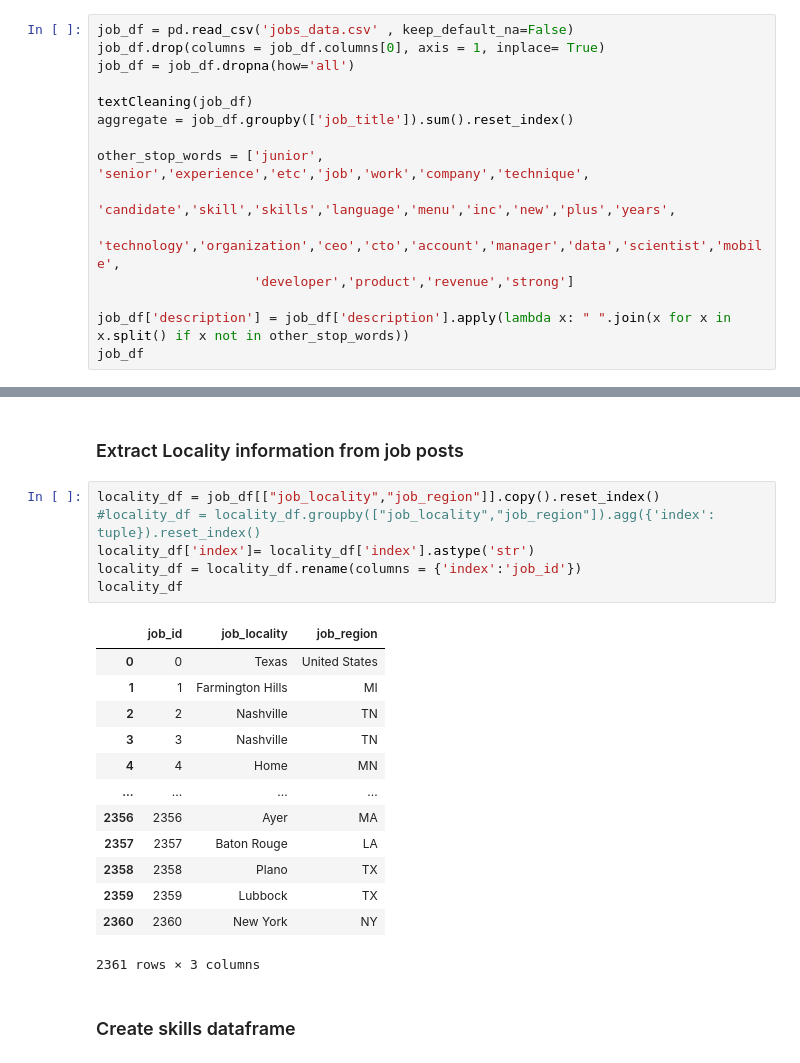
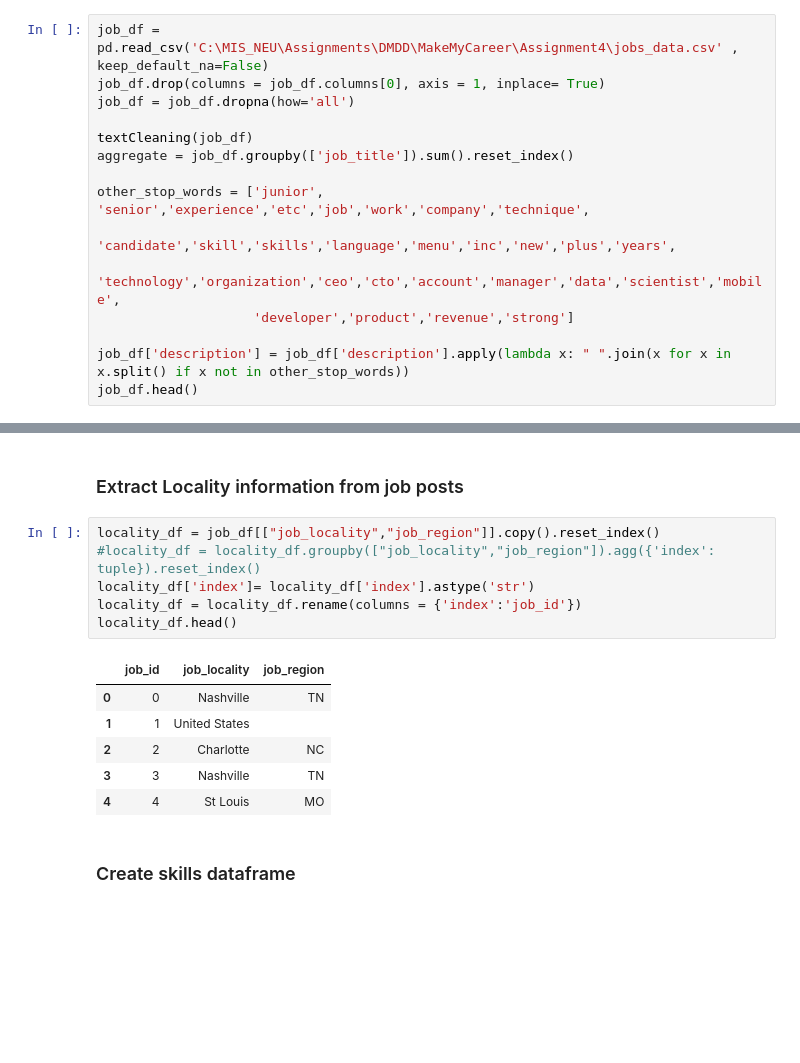
Before and after one commit to anibahs/MakeMyCareer, a Jupyter notebook: FinalProject/Scripts/DataExtraction.ipynb, the cells around one changed output, grey strips where cells are left out. Cells and saved outputs as stored; diff of their text form; blank space fills up the shorter version.

```diff
--- a/FinalProject/Scripts/DataExtraction.ipynb
+++ b/FinalProject/Scripts/DataExtraction.ipynb
@@ -146,7 +160,7 @@ def textCleaning(df):
 # %% [markdown]
 ### Read data from csv file
 # %%
-job_df = pd.read_csv('jobs_data.csv' , keep_default_na=False)
+job_df = pd.read_csv('C:\MIS_NEU\Assignments\DMDD\MakeMyCareer\Assignment4\jobs_data.csv' , keep_default_na=False)
 job_df.drop(columns = job_df.columns[0], axis = 1, inplace= True)
 job_df = job_df.dropna(how='all')
 
@@ -159,6 +173,6 @@ other_stop_words = ['junior', 'senior','experience','etc','job','work','company'
                     'developer','product','revenue','strong']
 
 job_df['description'] = job_df['description'].apply(lambda x: " ".join(x for x in x.split() if x not in other_stop_words))
-job_df
+job_df.head()
 # %% [output]
 |  | job_title | industry | company | description | job_locality | job_region | skills | job_post_expiry | ... |
@@ -260,23 +255,16 @@ output
 # %%
 locality_df = job_df[["job_locality","job_region"]].copy().reset_index()
 #locality_df = locality_df.groupby(["job_locality","job_region"]).agg({'index': tuple}).reset_index()
 locality_df['index']= locality_df['index'].astype('str')
 locality_df = locality_df.rename(columns = {'index':'job_id'})
-locality_df
+locality_df.head()
 # %% [output]
 |  | job_id | job_locality | job_region |
-| 0 | 0 | Texas | United States |
-| 1 | 1 | Farmington Hills | MI |
-| 2 | 2 | Nashville | TN |
+| 0 | 0 | Nashville | TN |
+| 1 | 1 | United States |  |
+| 2 | 2 | Charlotte | NC |
 | 3 | 3 | Nashville | TN |
-| 4 | 4 | Home | MN |
-| ... | ... | ... | ... |
-| 2356 | 2356 | Ayer | MA |
-| 2357 | 2357 | Baton Rouge | LA |
-| 2358 | 2358 | Plano | TX |
-| 2359 | 2359 | Lubbock | TX |
-| 2360 | 2360 | New York | NY |
+| 4 | 4 | St Louis | MO |
-2361 rows × 3 columns
 # %% [markdown]
 ### Create skills dataframe
 # %%
```
Also changed, not shown: parts of 43 cells of this notebook, 1 other file.
